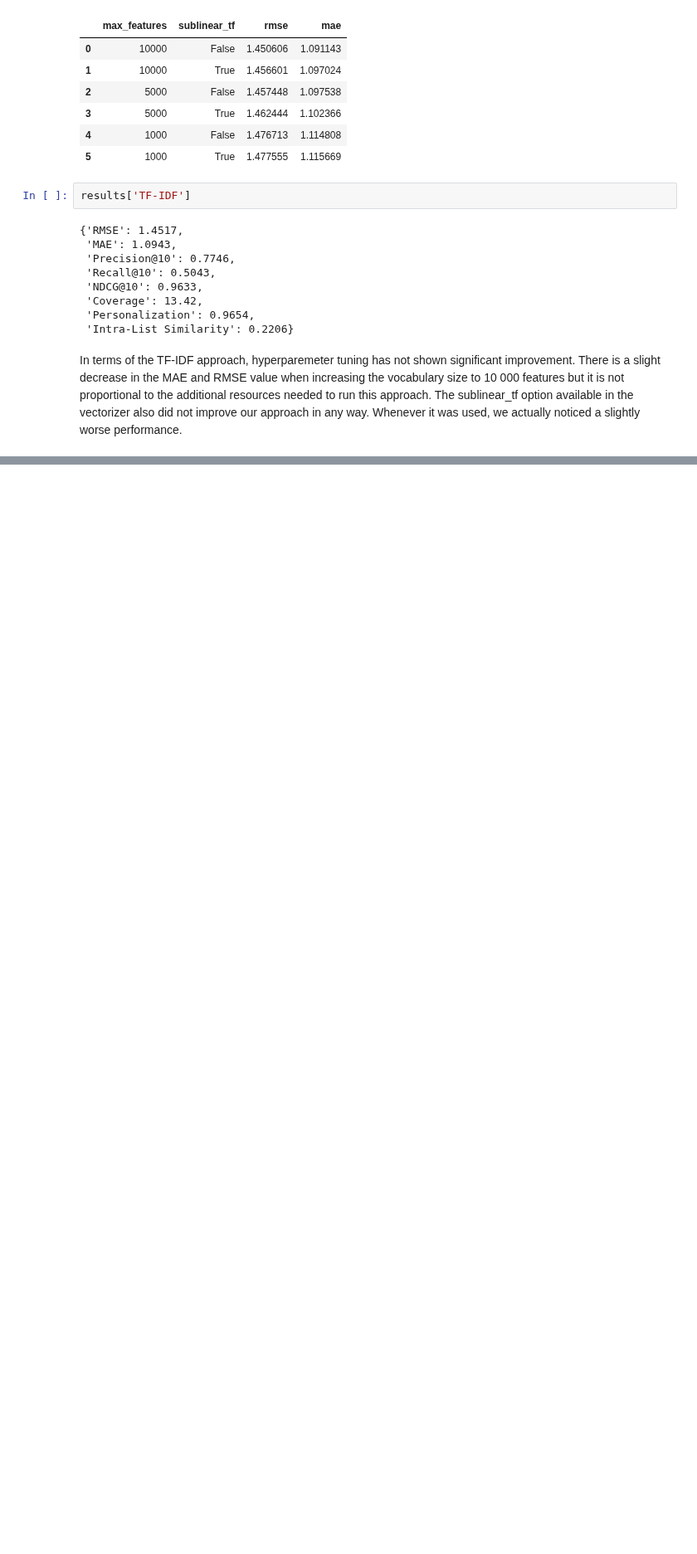
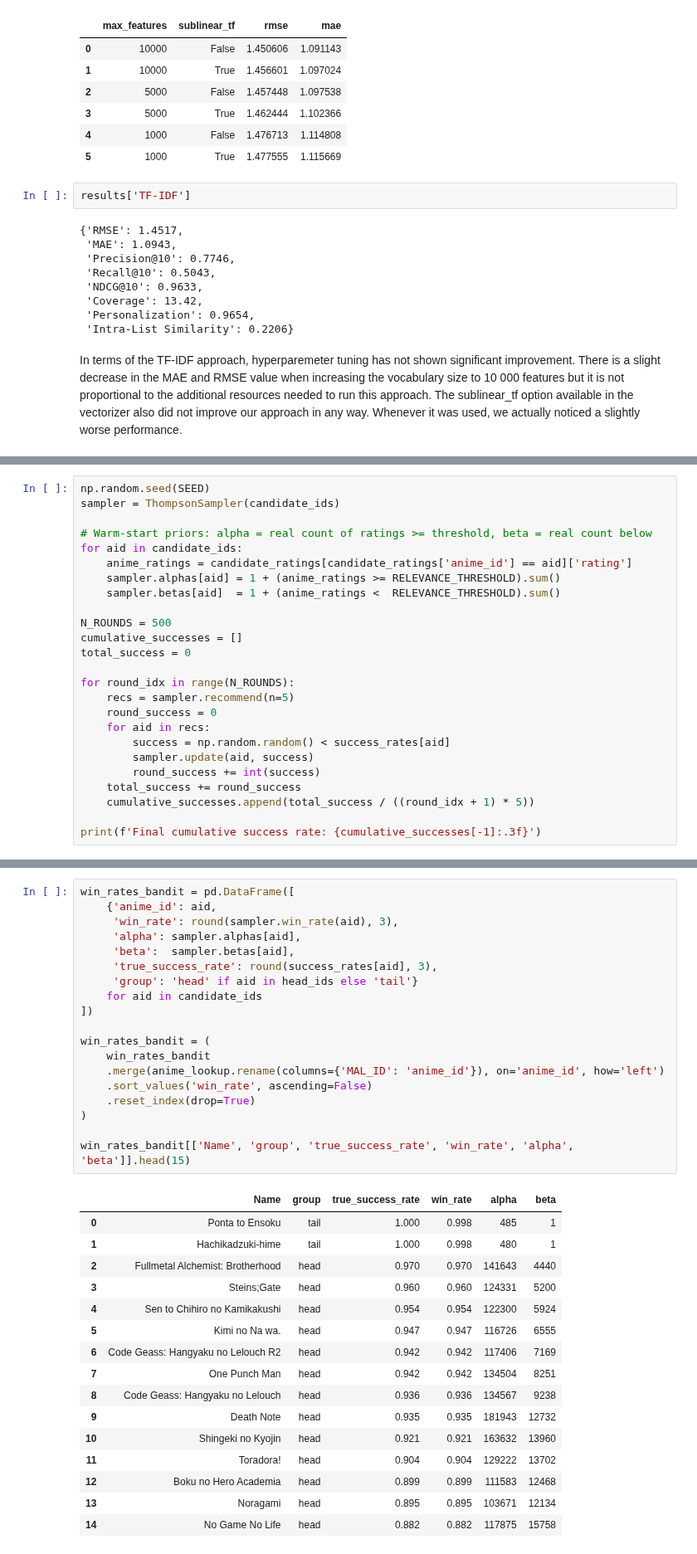
Before and after one commit to rubendjg/Anime-Recommendation-System, a Jupyter notebook: modeling/modeling.ipynb, the cells around one changed output, grey strips where cells are left out. Shown at 83% size. Drawn from its saved outputs; the diff is of its cells as text; blank space fills up the shorter version.

```diff
--- a/modeling/modeling.ipynb
+++ b/modeling/modeling.ipynb
@@ -1999,0 +2063,25 @@ In terms of the TF-IDF approach, hyperparemeter tuning has not shown significant
+# %%
+np.random.seed(SEED)
+sampler = ThompsonSampler(candidate_ids)
+
+# Warm-start priors: alpha = real count of ratings >= threshold, beta = real count below
+for aid in candidate_ids:
+    anime_ratings = candidate_ratings[candidate_ratings['anime_id'] == aid]['rating']
+    sampler.alphas[aid] = 1 + (anime_ratings >= RELEVANCE_THRESHOLD).sum()
+    sampler.betas[aid]  = 1 + (anime_ratings <  RELEVANCE_THRESHOLD).sum()
+
+N_ROUNDS = 500
+cumulative_successes = []
+total_success = 0
+
+for round_idx in range(N_ROUNDS):
+    recs = sampler.recommend(n=5)
+    round_success = 0
+    for aid in recs:
+        success = np.random.random() < success_rates[aid]
+        sampler.update(aid, success)
+        round_success += int(success)
+    total_success += round_success
+    cumulative_successes.append(total_success / ((round_idx + 1) * 5))
+
+print(f'Final cumulative success rate: {cumulative_successes[-1]:.3f}')
@@ -1999,0 +2092,36 @@ In terms of the TF-IDF approach, hyperparemeter tuning has not shown significant
+# %%
+win_rates_bandit = pd.DataFrame([
+    {'anime_id': aid,
+     'win_rate': round(sampler.win_rate(aid), 3),
+     'alpha': sampler.alphas[aid],
+     'beta':  sampler.betas[aid],
+     'true_success_rate': round(success_rates[aid], 3),
+     'group': 'head' if aid in head_ids else 'tail'}
+    for aid in candidate_ids
+])
+
+win_rates_bandit = (
+    win_rates_bandit
+    .merge(anime_lookup.rename(columns={'MAL_ID': 'anime_id'}), on='anime_id', how='left')
+    .sort_values('win_rate', ascending=False)
+    .reset_index(drop=True)
+)
+
+win_rates_bandit[['Name', 'group', 'true_success_rate', 'win_rate', 'alpha', 'beta']].head(15)
+# %% [output]
+|  | Name | group | true_success_rate | win_rate | alpha | beta |
+| 0 | Ponta to Ensoku | tail | 1.000 | 0.998 | 485 | 1 |
+| 1 | Hachikadzuki-hime | tail | 1.000 | 0.998 | 480 | 1 |
+| 2 | Fullmetal Alchemist: Brotherhood | head | 0.970 | 0.970 | 141643 | 4440 |
+| 3 | Steins;Gate | head | 0.960 | 0.960 | 124331 | 5200 |
+| 4 | Sen to Chihiro no Kamikakushi | head | 0.954 | 0.954 | 122300 | 5924 |
+| 5 | Kimi no Na wa. | head | 0.947 | 0.947 | 116726 | 6555 |
+| 6 | Code Geass: Hangyaku no Lelouch R2 | head | 0.942 | 0.942 | 117406 | 7169 |
+| 7 | One Punch Man | head | 0.942 | 0.942 | 134504 | 8251 |
+| 8 | Code Geass: Hangyaku no Lelouch | head | 0.936 | 0.936 | 134567 | 9238 |
+| 9 | Death Note | head | 0.935 | 0.935 | 181943 | 12732 |
+| 10 | Shingeki no Kyojin | head | 0.921 | 0.921 | 163632 | 13960 |
+| 11 | Toradora! | head | 0.904 | 0.904 | 129222 | 13702 |
+| 12 | Boku no Hero Academia | head | 0.899 | 0.899 | 111583 | 12468 |
+| 13 | Noragami | head | 0.895 | 0.895 | 103671 | 12134 |
+| 14 | No Game No Life | head | 0.882 | 0.882 | 117875 | 15758 |
```
Also changed, not shown: parts of 13 cells of this notebook.
